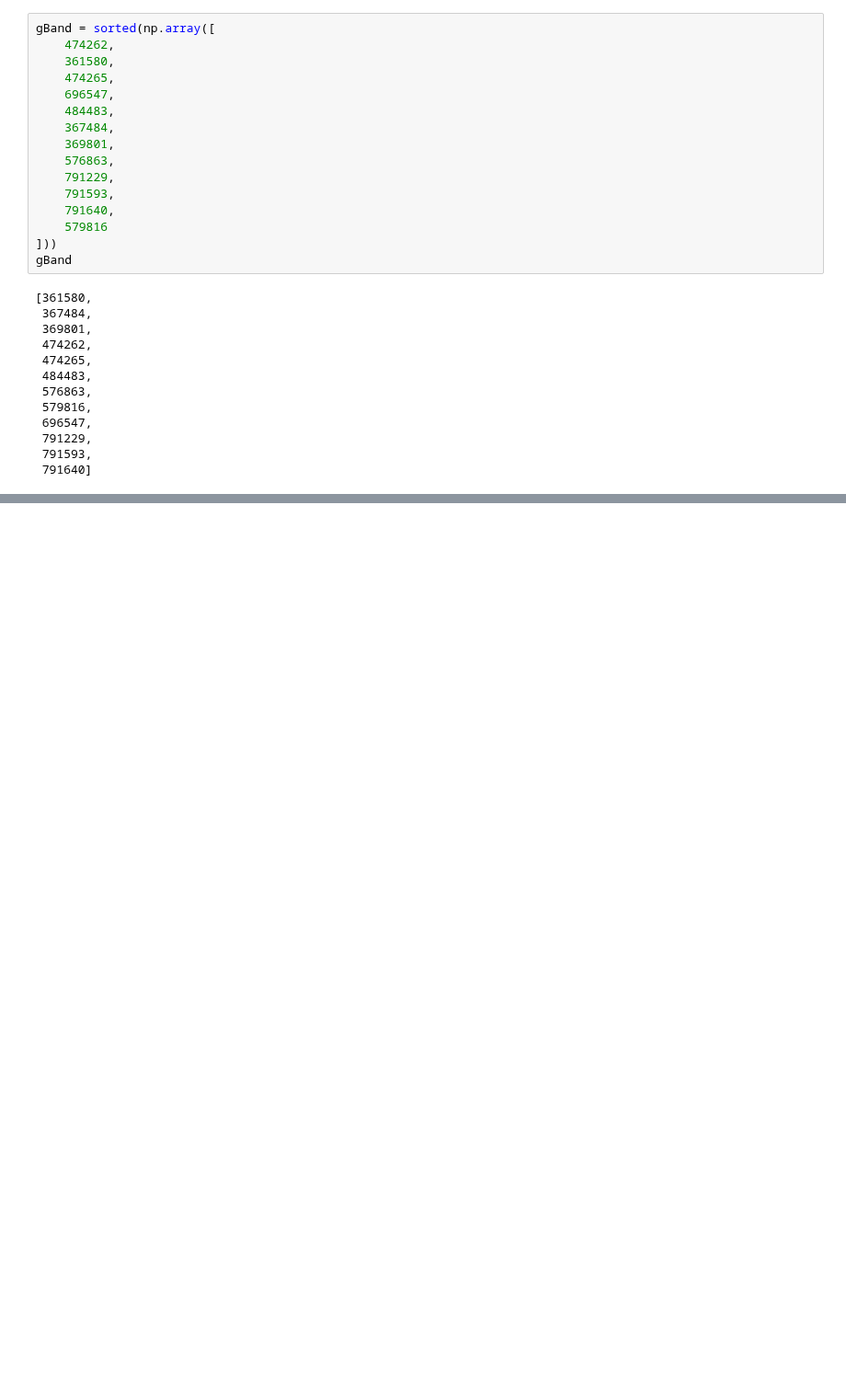
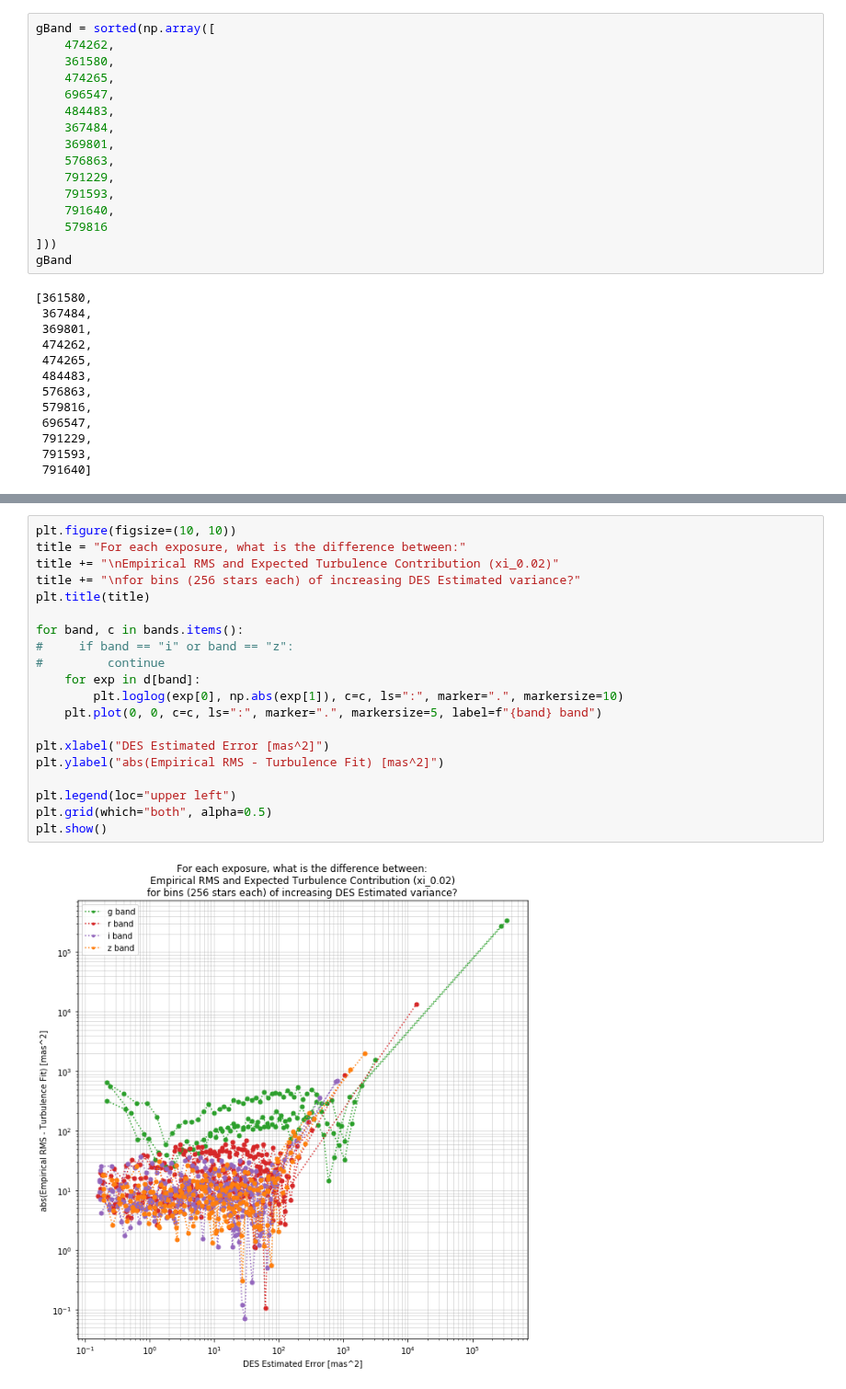
Before and after one commit to FoxFortino/DESworkspace, a Jupyter notebook: gBandTest.ipynb, the cells around one changed output, grey strips where cells are left out. Shown at 92% size. Saved outputs shown, nothing was run; the diff lists cells and outputs as text; blank space fills up the shorter version.

```diff
--- a/gBandTest.ipynb
+++ b/gBandTest.ipynb
@@ -54 +103,23 @@ gBand
+# %%
+plt.figure(figsize=(10, 10))
+title = "For each exposure, what is the difference between:"
+title += "\nEmpirical RMS and Expected Turbulence Contribution (xi_0.02)"
+title += "\nfor bins (256 stars each) of increasing DES Estimated variance?"
+plt.title(title)
+
+for band, c in bands.items():
+#     if band == "i" or band == "z":
+#         continue
+    for exp in d[band]:
+        plt.loglog(exp[0], np.abs(exp[1]), c=c, ls=":", marker=".", markersize=10)
+    plt.plot(0, 0, c=c, ls=":", marker=".", markersize=5, label=f"{band} band")
+
+plt.xlabel("DES Estimated Error [mas^2]")
+plt.ylabel("abs(Empirical RMS - Turbulence Fit) [mas^2]")
+
+plt.legend(loc="upper left")
+plt.grid(which="both", alpha=0.5)
+plt.show()
+# %% [output]
+[figure, added]
 # %%
```
Also changed, not shown: parts of 7 cells of this notebook, 4 other files.
